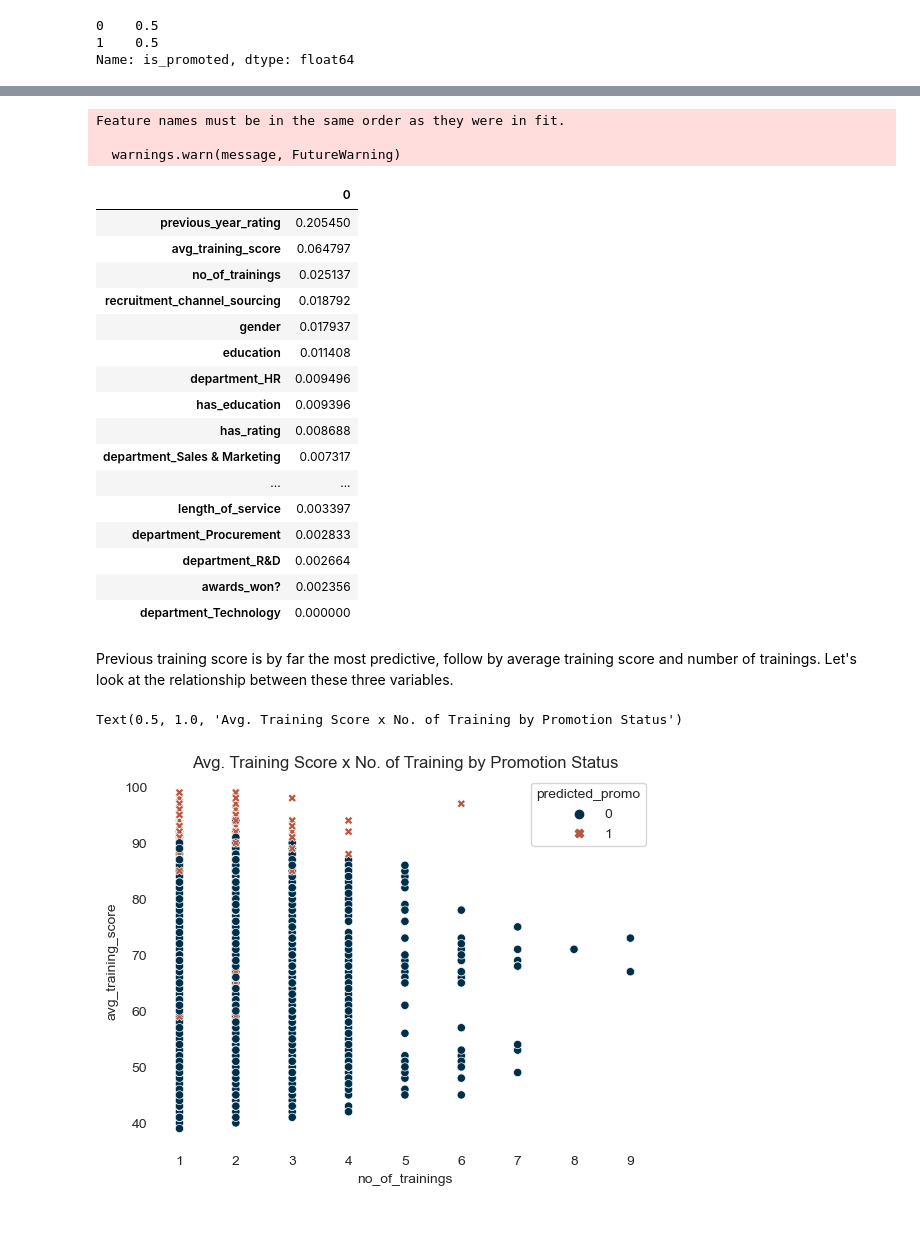
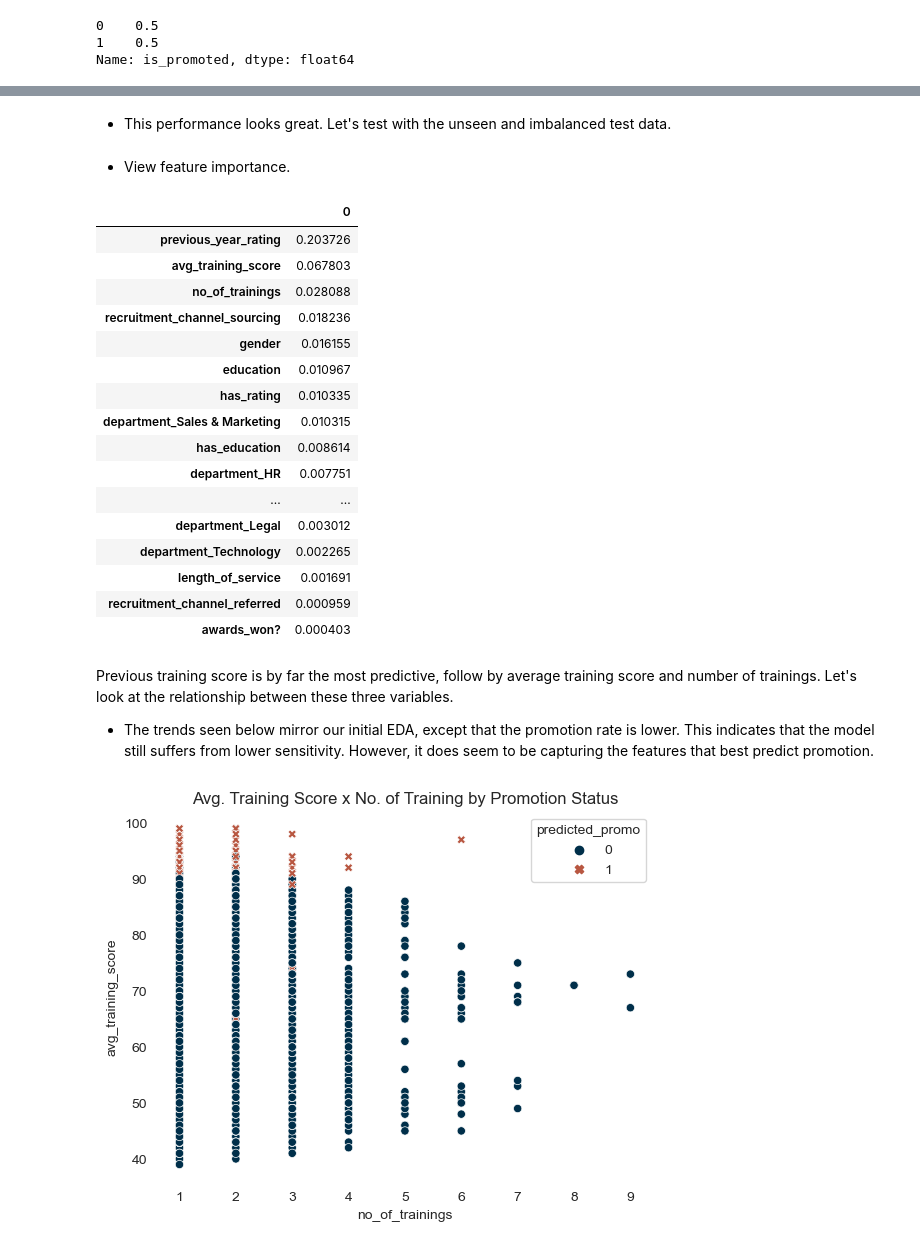
Before and after one commit to mlpost/Data-Projects, a Jupyter notebook: Kaggle HR Analytics/Predicting Promotions/predictingPromos.ipynb, the cells around one changed output, grey strips where cells are left out. Drawn from its saved outputs; the diff is of its cells as text; code cells hidden in the pictures.

```diff
--- a/Kaggle HR Analytics/Predicting Promotions/predictingPromos.ipynb
+++ b/Kaggle HR Analytics/Predicting Promotions/predictingPromos.ipynb
@@ -11,6 +11,7 @@ import numpy as np
 import matplotlib.pyplot as plt
 import seaborn as sns
 sns.set_style("white")
+sns.set_palette(["#002f4a", "#b85741"])
 from IPython.core.interactiveshell import InteractiveShell
 InteractiveShell.ast_node_interactivity = 'all'
 pd.set_option('display.max_columns', None)
@@ -476,15 +499,18 @@ def eval_model(predictions, actual):
     print('AUC: %.3f' % (auc))
 # %%
 #RF no resampling
+X = train_dummies.drop('is_promoted', axis = 1)
+y = train_dummies['is_promoted']
+X_test = test_dummies
 #train test split (because we have an actual test set, naming the 20% set a validation set)
-X_train_b, X_valid_b, y_train_b, y_valid_b = train_test_split(X, y, test_size = .2, random_state = 42)
+X_train, X_valid, y_train, y_valid = train_test_split(X, y, test_size = .2, random_state = 42)
 
 rf = RandomForestClassifier(random_state=42)
 
-rf.fit(X_train_b, y_train_b)
+rf.fit(X_train, y_train)
 
-pred_b = rf.predict(X_valid_b)
+pred = rf.predict(X_valid)
 
-eval_model(pred_b, y_valid_b)
+eval_model(pred, y_valid)
 # %% [output]
 RandomForestClassifier(random_state=42)
@@ -541,9 +567,3 @@ X_train, X_valid, y_train, y_valid = train_test_split(X_sm, y_sm, test_size = .2
 0    0.5
 1    0.5
 Name: is_promoted, dtype: float64
-# %%
-rf = RandomForestClassifier(random_state=42)
-
-rf.fit(X_train, y_train)
-
-pred = rf.predict(X_valid)
@@ -565,46 +591,47 @@ AUC: 0.935
+# %% [markdown]
+* This performance looks great. Let's test with the unseen and imbalanced test data.
 # %%
 test_pred = rf.predict(X_test)
-# %% [output]
-Feature names must be in the same order as they were in fit.
-
-  warnings.warn(message, FutureWarning)
+# %% [markdown]
+* View feature importance.
 # %%
-importances = mutual_info_classif(X_sm, y_sm)
+importances_sm = mutual_info_classif(X_sm, y_sm)
 
-feature_rank = pd.DataFrame(importances, X_sm.columns)
+feature_rank_sm = pd.DataFrame(importances_sm, X_sm.columns)
 
-feature_rank.sort_values(by=[0], ascending = False)
+feature_rank_sm.sort_values(by=[0], ascending = False)
 # %% [output]
 |  | 0 |
-| previous_year_rating | 0.205450 |
-| avg_training_score | 0.064797 |
-| no_of_trainings | 0.025137 |
-| recruitment_channel_sourcing | 0.018792 |
-| gender | 0.017937 |
-| education | 0.011408 |
-| department_HR | 0.009496 |
-| has_education | 0.009396 |
-| has_rating | 0.008688 |
-| department_Sales & Marketing | 0.007317 |
+| previous_year_rating | 0.203726 |
+| avg_training_score | 0.067803 |
+| no_of_trainings | 0.028088 |
+| recruitment_channel_sourcing | 0.018236 |
+| gender | 0.016155 |
+| education | 0.010967 |
+| has_rating | 0.010335 |
+| department_Sales & Marketing | 0.010315 |
+| has_education | 0.008614 |
+| department_HR | 0.007751 |
 | ... | ... |
-| length_of_service | 0.003397 |
-| department_Procurement | 0.002833 |
-| department_R&D | 0.002664 |
-| awards_won? | 0.002356 |
-| department_Technology | 0.000000 |
+| department_Legal | 0.003012 |
+| department_Technology | 0.002265 |
+| length_of_service | 0.001691 |
+| recruitment_channel_referred | 0.000959 |
+| awards_won? | 0.000403 |
 # %% [markdown]
 Previous training score is by far the most predictive, follow by average training score and number of trainings. Let's look at the relationship between these three variables.
+* The trends seen below mirror our initial EDA, except that the promotion rate is lower. This indicates that the model still suffers from lower sensitivity. However, it does seem to be capturing the features that best predict promotion.
 # %%
+test['predicted_promo'] = test_pred
 ax = sns.scatterplot(data=test, x='no_of_trainings', y='avg_training_score', hue = 'predicted_promo', style = 'predicted_promo')
 plt.title('Avg. Training Score x No. of Training by Promotion Status')
 ax.spines['top'].set_visible(False)
 ax.spines['right'].set_visible(False)
 ax.spines['bottom'].set_visible(False)
 ax.spines['left'].set_visible(False)
-plt.show()
+plt.show();
 # %% [output]
-Text(0.5, 1.0, 'Avg. Training Score x No. of Training by Promotion Status')
-[figure, old version]
+[figure, new version]
 # %%
 make_cat_plots(test, 'predicted_promo')
 # %% [output]
```
Also changed, not shown: parts of 18 cells of this notebook, 1 other file.
